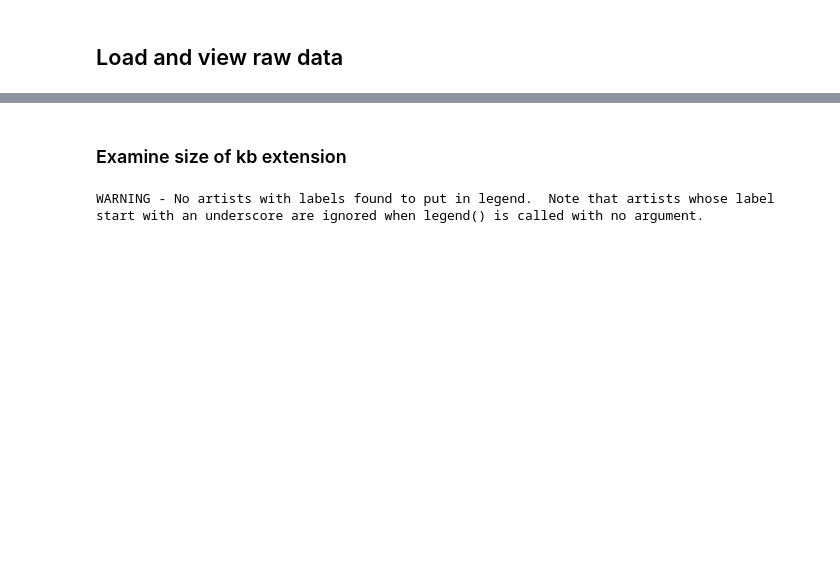
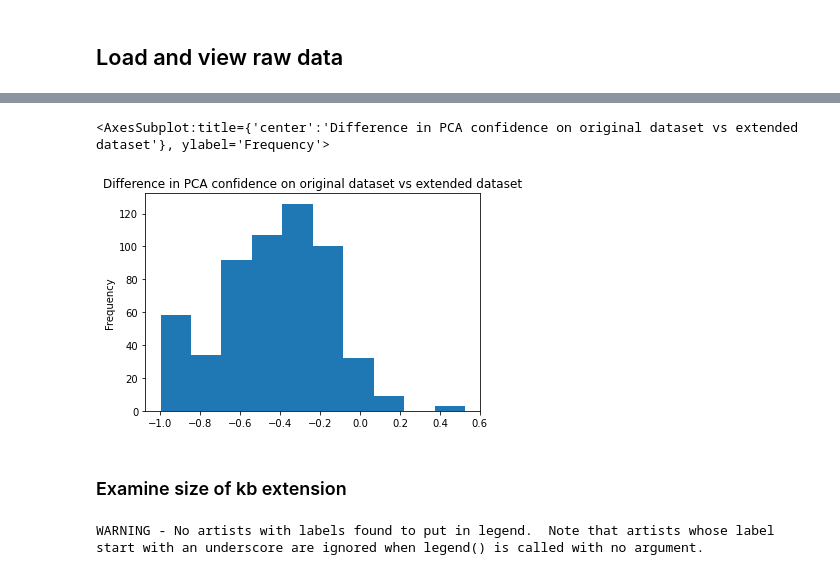
Before and after one commit to JohannaJo/master-latex-template, a Jupyter notebook: code/Visualization_wn18rr.ipynb, the cells around one changed output, grey strips where cells are left out. Drawn from its saved outputs; the diff is of its cells as text; code cells hidden in the pictures; blank space fills up the shorter version.

```diff
--- a/code/Visualization_wn18rr.ipynb
+++ b/code/Visualization_wn18rr.ipynb
@@ -66,3 +65,9 @@ mined_rules_parameters
+# %%
+mined_rules_parameters_temp = mined_rules_parameters.loc[((mined_rules_parameters["Candidate_criteria"] == "('rank_cutoff', 1)") | (mined_rules_parameters["Candidate_criteria"] == 'Original rules') | (mined_rules_parameters["Candidate_criteria"] == 'Rand cand')) & (mined_rules_parameters["Entity_selection"] == 'least_frequent')]
+mined_rules_parameters_temp['PCA Diff'].plot.hist(title = "Difference in PCA confidence on original dataset vs extended dataset")
+# %% [output]
+<AxesSubplot:title={'center':'Difference in PCA confidence on original dataset vs extended dataset'}, ylabel='Frequency'>
+[figure, added]
 # %% [markdown]
 ### Examine size of kb extension
 # %%
```
Also changed, not shown: parts of 42 cells of this notebook, 1 other file.
